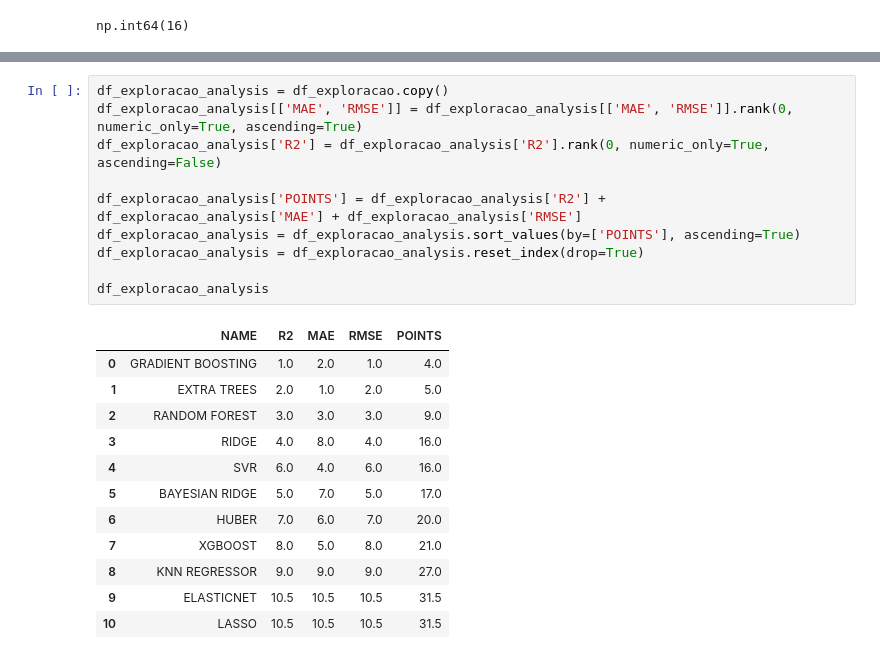
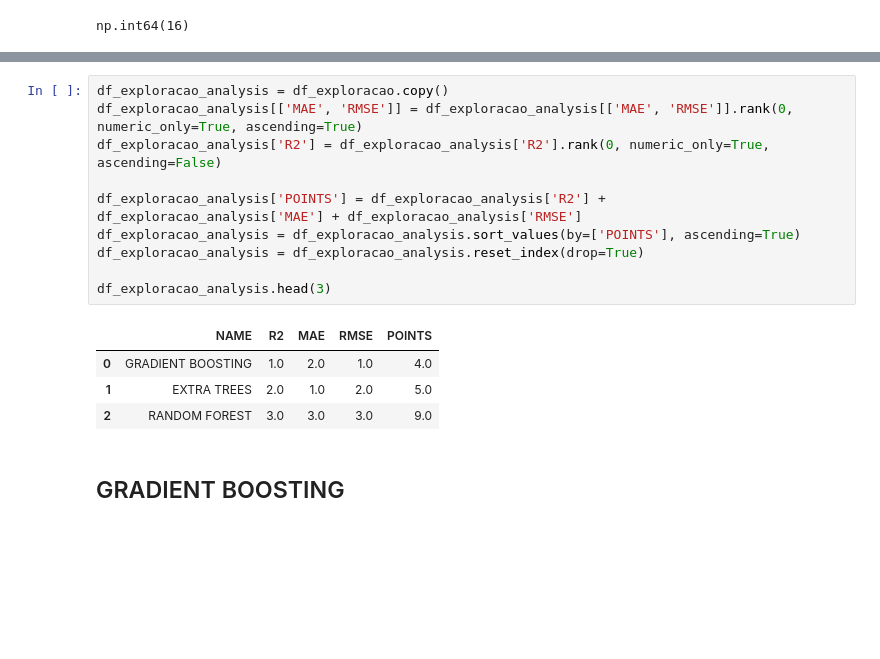
Before and after one commit to lucasamtaylor01/KaggleGettingStarted, a Jupyter notebook: 02_HOUSING_PRICES/noteboks/02_modeling.ipynb, the cells around one changed output, grey strips where cells are left out. Cells and saved outputs as stored; diff of their text form; blank space fills up the shorter version.

```diff
--- a/02_HOUSING_PRICES/noteboks/02_modeling.ipynb
+++ b/02_HOUSING_PRICES/noteboks/02_modeling.ipynb
@@ -125,23 +126,17 @@ df_exploracao.sort_values(by=['R2'], ascending=False)
 # %%
 df_exploracao_analysis = df_exploracao.copy()
 df_exploracao_analysis[['MAE', 'RMSE']] = df_exploracao_analysis[['MAE', 'RMSE']].rank(0, numeric_only=True, ascending=True)
 df_exploracao_analysis['R2'] = df_exploracao_analysis['R2'].rank(0, numeric_only=True, ascending=False)
 
 df_exploracao_analysis['POINTS'] = df_exploracao_analysis['R2'] +  df_exploracao_analysis['MAE'] + df_exploracao_analysis['RMSE']
 df_exploracao_analysis = df_exploracao_analysis.sort_values(by=['POINTS'], ascending=True)
 df_exploracao_analysis = df_exploracao_analysis.reset_index(drop=True)
 
-df_exploracao_analysis
+df_exploracao_analysis.head(3)
 # %% [output]
 |  | NAME | R2 | MAE | RMSE | POINTS |
 | 0 | GRADIENT BOOSTING | 1.0 | 2.0 | 1.0 | 4.0 |
 | 1 | EXTRA TREES | 2.0 | 1.0 | 2.0 | 5.0 |
 | 2 | RANDOM FOREST | 3.0 | 3.0 | 3.0 | 9.0 |
-| 3 | RIDGE | 4.0 | 8.0 | 4.0 | 16.0 |
-| 4 | SVR | 6.0 | 4.0 | 6.0 | 16.0 |
-| 5 | BAYESIAN RIDGE | 5.0 | 7.0 | 5.0 | 17.0 |
-| 6 | HUBER | 7.0 | 6.0 | 7.0 | 20.0 |
-| 7 | XGBOOST | 8.0 | 5.0 | 8.0 | 21.0 |
-| 8 | KNN REGRESSOR | 9.0 | 9.0 | 9.0 | 27.0 |
-| 9 | ELASTICNET | 10.5 | 10.5 | 10.5 | 31.5 |
-| 10 | LASSO | 10.5 | 10.5 | 10.5 | 31.5 |
+# %% [markdown]
+## GRADIENT BOOSTING
```
Also changed, not shown: parts of 6 cells of this notebook, 2 other files.
